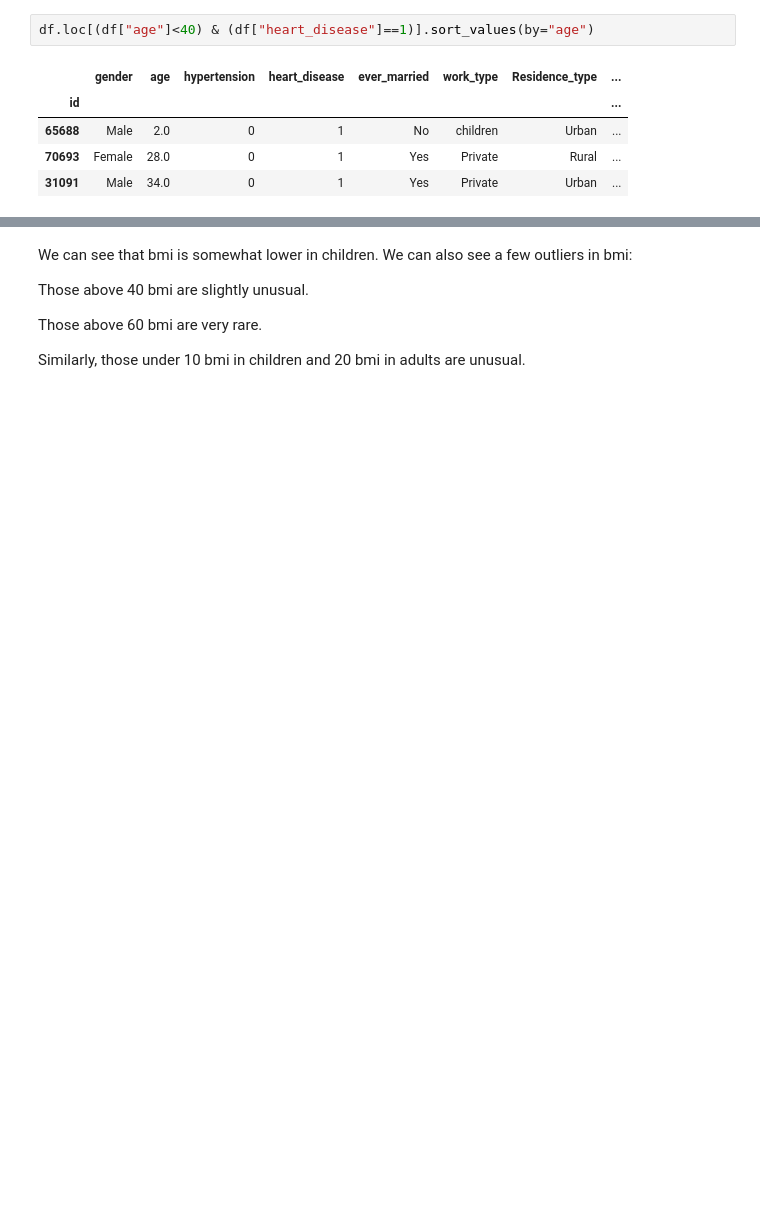
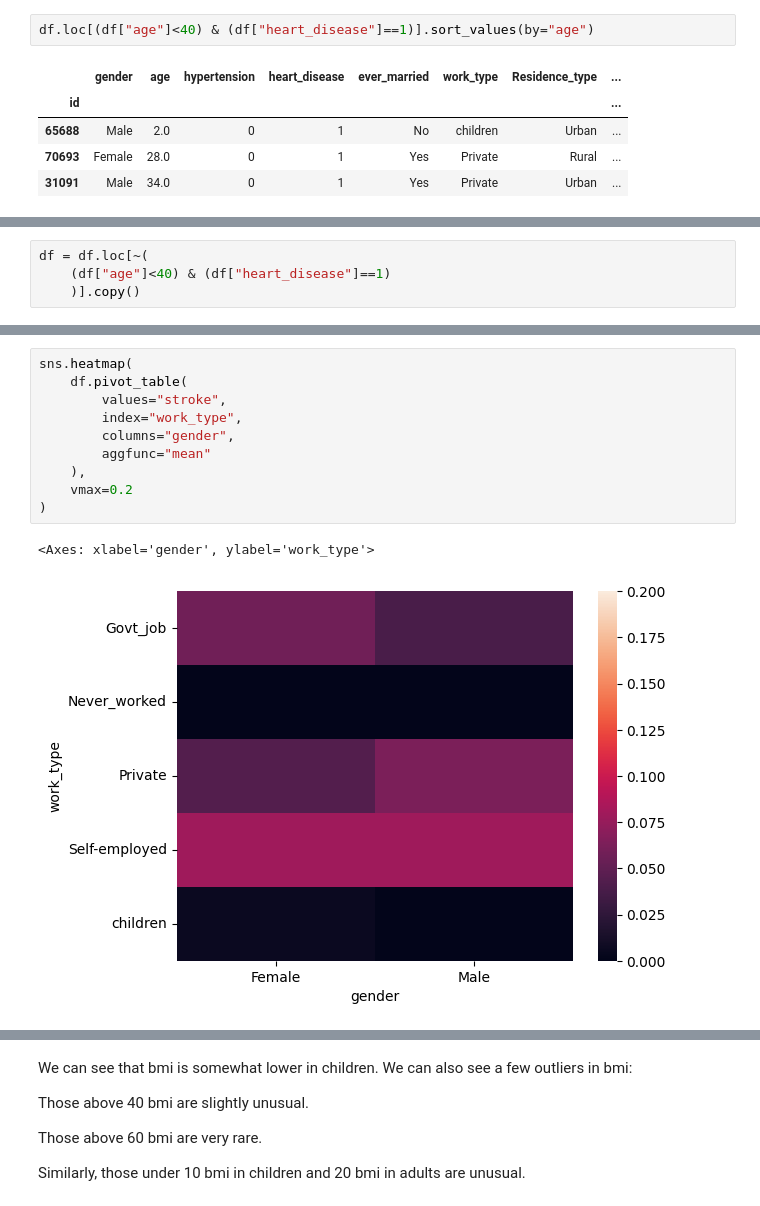
Before and after one commit to Yes-and/ml1-semestral-project, a Jupyter notebook: eda.ipynb, the cells around one changed output, grey strips where cells are left out. Cells and saved outputs as stored; diff of their text form; blank space fills up the shorter version.

```diff
--- a/eda.ipynb
+++ b/eda.ipynb
@@ -338,0 +374,4 @@ df.pivot(
+# %%
+df = df.loc[~(
+    (df["age"]<40) & (df["heart_disease"]==1)
+    )].copy()
@@ -338,0 +388,13 @@ df.pivot(
+# %%
+sns.heatmap(
+    df.pivot_table(
+        values="stroke",
+        index="work_type",
+        columns="gender",
+        aggfunc="mean"
+    ),
+    vmax=0.2
+)
+# %% [output]
+<Axes: xlabel='gender', ylabel='work_type'>
+[figure, added]
```
Also changed, not shown: parts of 40 cells of this notebook.
